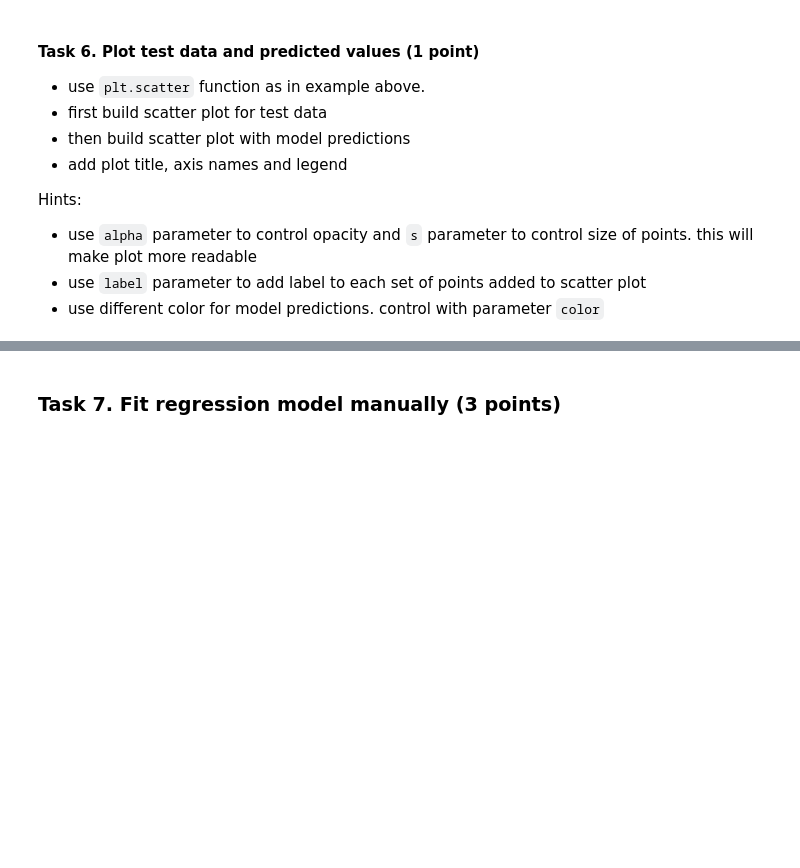
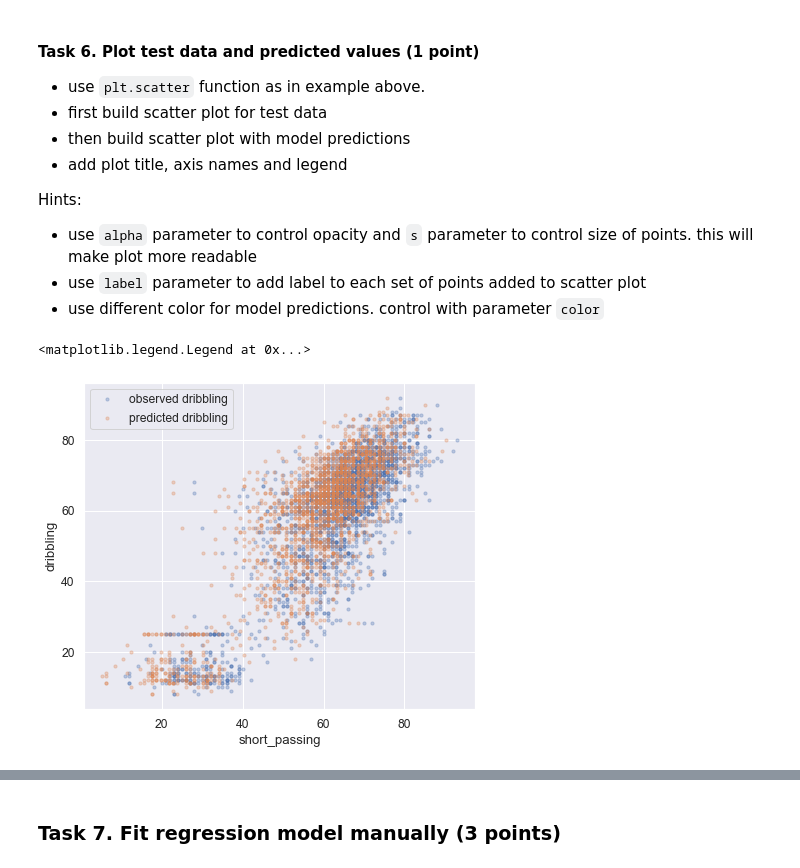
Before and after one commit to ssavelyeva1/RS_School_ML_Intro-Cross-checks, a Jupyter notebook: module_3_linear_regression/linear_regression.ipynb, the cells around one changed output, grey strips where cells are left out. Cells and saved outputs as stored; diff of their text form; code cells hidden in the pictures; blank space fills up the shorter version.

```diff
--- a/module_3_linear_regression/linear_regression.ipynb
+++ b/module_3_linear_regression/linear_regression.ipynb
@@ -461,7 +525,7 @@ def get_train_test_data(features: List[str], target: str) -> tuple:
 
 * We will try to predict `dribbling` variable using `short_passing` as a predictor
 # %%
-target = 'dribbling'
+target = ['dribbling']
 features = ['short_passing']
 x_train, y_train, x_test, y_test = get_train_test_data(features, target)
 # %% [markdown]
@@ -558,0 +659,11 @@ Hints:
+# %%
+# # your code here
+plt.scatter(x=x_test, y=y_test, alpha=0.3, s=10);
+plt.scatter(x=model_preds, y=y_test, alpha=0.3, s=10);
+
+plt.xlabel('short_passing');
+plt.ylabel('dribbling');
+plt.legend(('observed dribbling', 'predicted dribbling'))
+# %% [output]
+<matplotlib.legend.Legend at 0x...>
+[figure, added]
```
Also changed, not shown: parts of 68 cells of this notebook.
